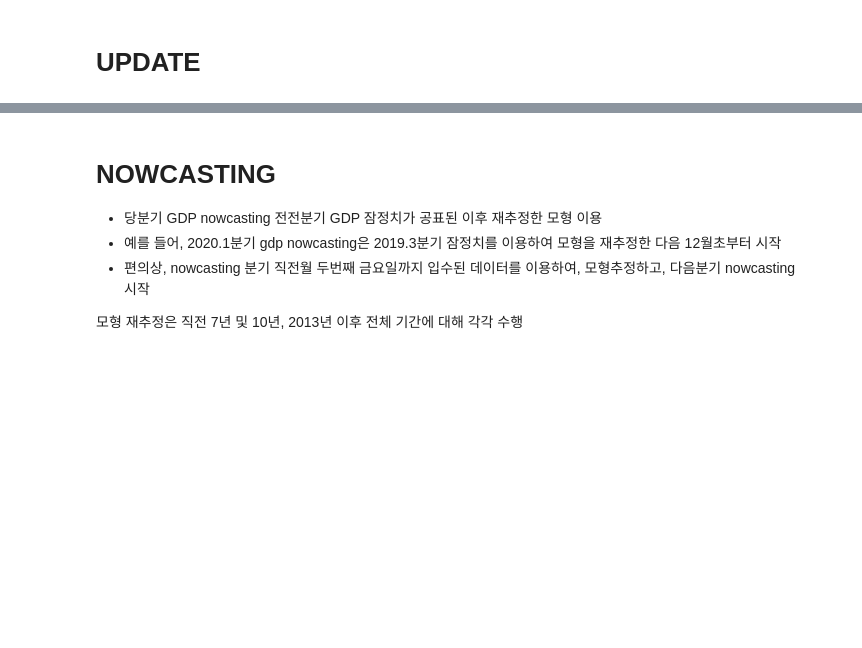
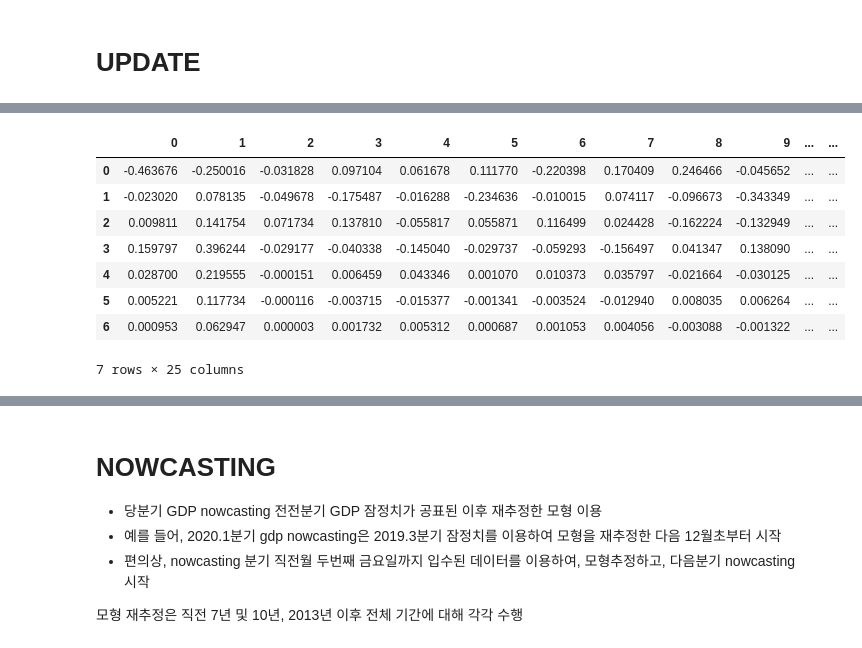
Before and after one commit to hyunchangyi/nowcasting, a Jupyter notebook: nowcasting_kr.ipynb, the cells around one changed output, grey strips where cells are left out. Drawn from its saved outputs; the diff is of its cells as text; code cells hidden in the pictures; blank space fills up the shorter version.

```diff
--- a/nowcasting_kr.ipynb
+++ b/nowcasting_kr.ipynb
@@ -1831,0 +1879,2 @@ P_ppi     -0.0138  0.4194  0.0917  0.0397
+# %%
+    Zm, ZmU, Vm, VmU, loglik, k_t = SKF(Y, A, C, Q, R, Z_0, V_0)   # Kalman filter
@@ -1831,0 +1893,12 @@ P_ppi     -0.0138  0.4194  0.0917  0.0397
+# %%
+pd.DataFrame(Zm[-15:-8, :].dot(Result.M.C.T))
+# %% [output]
+|  | 0 | 1 | 2 | 3 | 4 | 5 | 6 | 7 | 8 | 9 | ... | ... |
+| 0 | -0.463676 | -0.250016 | -0.031828 | 0.097104 | 0.061678 | 0.111770 | -0.220398 | 0.170409 | 0.246466 | -0.045652 | ... | ... |
+| 1 | -0.023020 | 0.078135 | -0.049678 | -0.175487 | -0.016288 | -0.234636 | -0.010015 | 0.074117 | -0.096673 | -0.343349 | ... | ... |
+| 2 | 0.009811 | 0.141754 | 0.071734 | 0.137810 | -0.055817 | 0.055871 | 0.116499 | 0.024428 | -0.162224 | -0.132949 | ... | ... |
+| 3 | 0.159797 | 0.396244 | -0.029177 | -0.040338 | -0.145040 | -0.029737 | -0.059293 | -0.156497 | 0.041347 | 0.138090 | ... | ... |
+| 4 | 0.028700 | 0.219555 | -0.000151 | 0.006459 | 0.043346 | 0.001070 | 0.010373 | 0.035797 | -0.021664 | -0.030125 | ... | ... |
+| 5 | 0.005221 | 0.117734 | -0.000116 | -0.003715 | -0.015377 | -0.001341 | -0.003524 | -0.012940 | 0.008035 | 0.006264 | ... | ... |
+| 6 | 0.000953 | 0.062947 | 0.000003 | 0.001732 | 0.005312 | 0.000687 | 0.001053 | 0.004056 | -0.003088 | -0.001322 | ... | ... |
+7 rows × 25 columns
```
Also changed, not shown: parts of 42 cells of this notebook, 19 other files.
